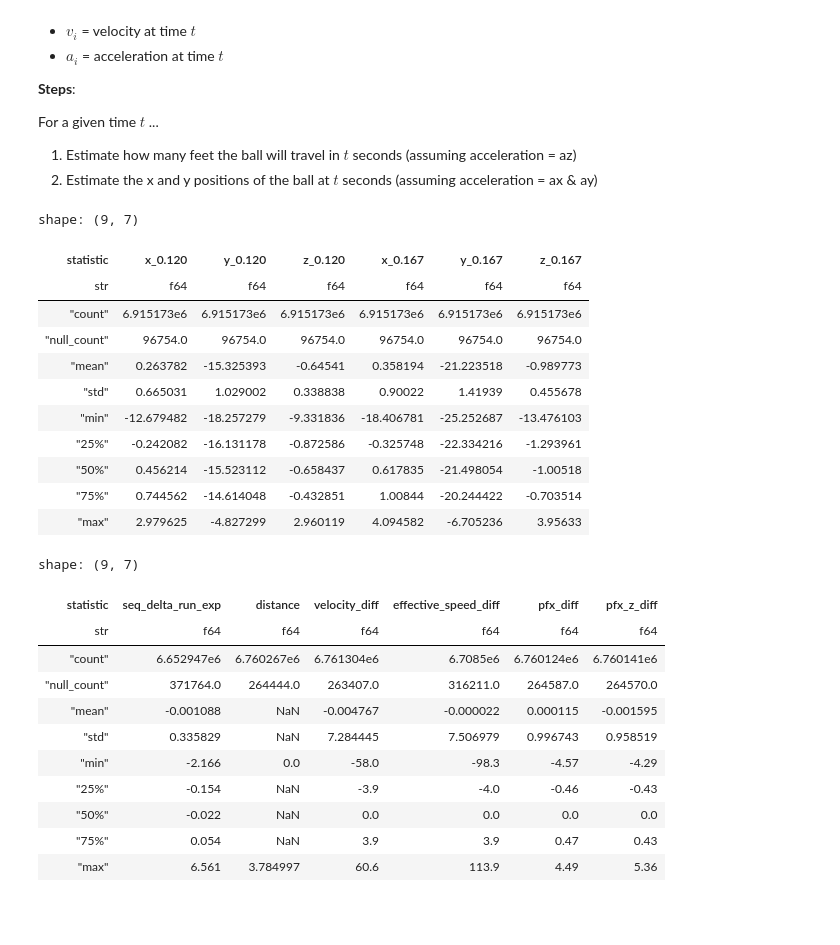
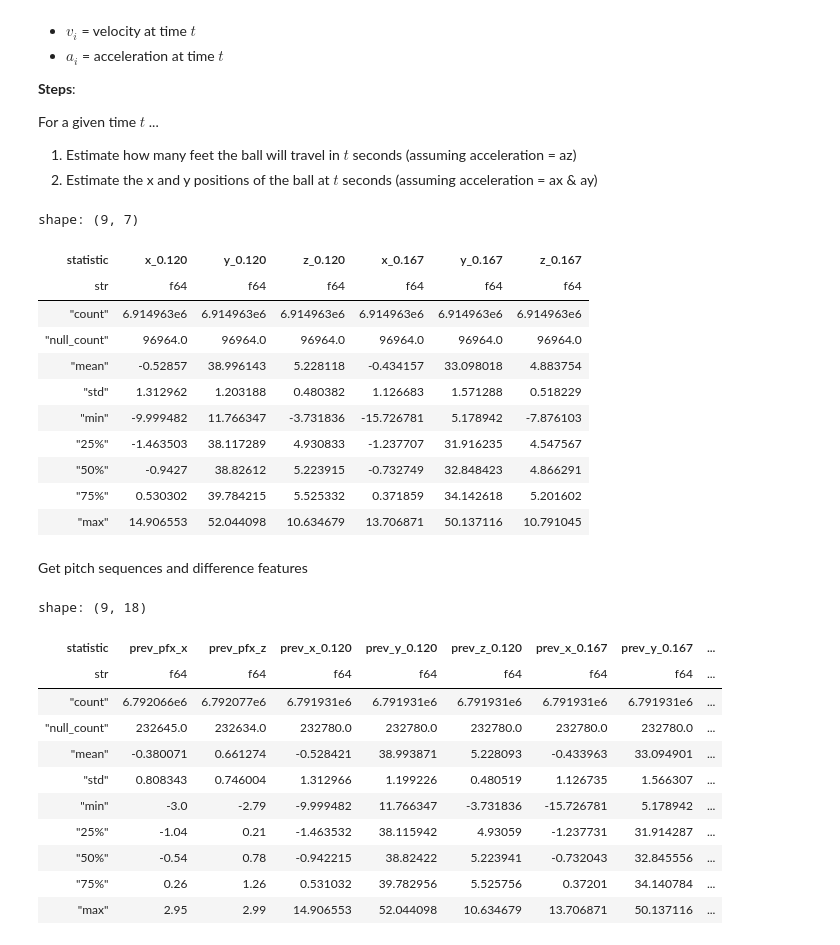
Before and after one commit to Jensen-holm/Sequence-Plus, a Jupyter notebook: notebooks/tunnel+.ipynb, the cells around one changed output. Cells and saved outputs as stored; diff of their text form; code cells hidden in the pictures; blank space fills up the shorter version.

Commit message:
v1 of distances and estimating commit and decision locations. not verified yet but looks solid right now

```diff
--- a/notebooks/tunnel+.ipynb
+++ b/notebooks/tunnel+.ipynb
@@ -179,8 +182,13 @@ For a given time $t$ ...
 
 def calculate_ball_pos_at_t(lf: pl.LazyFrame, *ts) -> pl.LazyFrame:
     """Computes the x, y and z positions of a baseball at all the times in specified in ts"""
+    lf = lf.with_columns(
+        (50 / pl.col("vz0")).alias("t_50")
+    )
+
     return lf.with_columns([
-        ((pl.col(f"v{dim}0") * t) + (1/2 * pl.col(f"a{dim}") * t**2)).alias(f"{dim}_{t:.3f}")
+        ((pl.col(f"release_pos_{dim}") + pl.col(f"v{dim}0") * t)
+         + (1/2 * pl.col(f"a{dim}") * t**2)).alias(f"{dim}_{t:.3f}")
         for dim in ["x", "y", "z"]
         for t in ts
     ])
@@ -196,12 +204,12 @@ ball_pos_lf = mirrored_pitches_lf.pipe(calculate_ball_pos_at_t, 0.12, 0.167)
 shape: (9, 7)
 | statistic | x_0.120 | y_0.120 | z_0.120 | x_0.167 | y_0.167 | z_0.167 |
 | str | f64 | f64 | f64 | f64 | f64 | f64 |
-| "count" | 6.915173e6 | 6.915173e6 | 6.915173e6 | 6.915173e6 | 6.915173e6 | 6.915173e6 |
-| "null_count" | 96754.0 | 96754.0 | 96754.0 | 96754.0 | 96754.0 | 96754.0 |
-| "mean" | 0.263782 | -15.325393 | -0.64541 | 0.358194 | -21.223518 | -0.989773 |
-| "std" | 0.665031 | 1.029002 | 0.338838 | 0.90022 | 1.41939 | 0.455678 |
-| "min" | -12.679482 | -18.257279 | -9.331836 | -18.406781 | -25.252687 | -13.476103 |
-| "25%" | -0.242082 | -16.131178 | -0.872586 | -0.325748 | -22.334216 | -1.293961 |
-| "50%" | 0.456214 | -15.523112 | -0.658437 | 0.617835 | -21.498054 | -1.00518 |
-| "75%" | 0.744562 | -14.614048 | -0.432851 | 1.00844 | -20.244422 | -0.703514 |
-| "max" | 2.979625 | -4.827299 | 2.960119 | 4.094582 | -6.705236 | 3.95633 |
+| "count" | 6.914963e6 | 6.914963e6 | 6.914963e6 | 6.914963e6 | 6.914963e6 | 6.914963e6 |
+| "null_count" | 96964.0 | 96964.0 | 96964.0 | 96964.0 | 96964.0 | 96964.0 |
+| "mean" | -0.52857 | 38.996143 | 5.228118 | -0.434157 | 33.098018 | 4.883754 |
+| "std" | 1.312962 | 1.203188 | 0.480382 | 1.126683 | 1.571288 | 0.518229 |
+| "min" | -9.999482 | 11.766347 | -3.731836 | -15.726781 | 5.178942 | -7.876103 |
+| "25%" | -1.463503 | 38.117289 | 4.930833 | -1.237707 | 31.916235 | 4.547567 |
+| "50%" | -0.9427 | 38.82612 | 5.223915 | -0.732749 | 32.848423 | 4.866291 |
+| "75%" | 0.530302 | 39.784215 | 5.525332 | 0.371859 | 34.142618 | 5.201602 |
+| "max" | 14.906553 | 52.044098 | 10.634679 | 13.706871 | 50.137116 | 10.791045 |
@@ -242,8 +287,16 @@ decision_time_fig.show()
+# %% [markdown]
+Get pitch sequences and difference features
 # %%
 # features that we are interested in with regards to two pitch sequences
 prev_features = [
     "prev_pfx_x",
     "prev_pfx_z",
+    "prev_x_0.120",
+    "prev_y_0.120",
+    "prev_z_0.120",
+    "prev_x_0.167",
+    "prev_y_0.167",
+    "prev_z_0.167",
     "prev_release_pos_x",
     "prev_release_pos_y",
     "prev_release_pos_z",
@@ -264,46 +317,53 @@ def two_pitch_sequences(lf: pl.LazyFrame) -> pl.LazyFrame:
     )
 
     return (sorted_lf
         .with_columns([
             pl.col(feature)
             .shift(-1)
             .over(["pitcher", "at_bat_number"])
             .alias(f"prev_{feature}")
-            for feature in sorted_lf.collect_schema().names()
+            # for feature in sorted_lf.collect_schema().names()
+            for feature in [f.replace("prev_", "") for f in prev_features]
         ])
         .select(*sort_cols + prev_features)
         .join(other=lf, on=sort_cols, how="right")
     )
 
 def add_diff_features(lf: pl.LazyFrame) -> pl.LazyFrame:
     return lf.with_columns(
+        *[(pl.col(f"{dim}_{t:.3f}") - pl.col(f"prev_{dim}_{t:.3f}"))
+          .alias(f"{dim}_diff_{t}")
+            for dim in ["x", "y", "z"]
+            for t in [0.120, 0.167]],
         (pl.col("release_speed") - pl.col("prev_release_speed")).alias("velocity_diff"),
         (pl.col("effective_speed") - pl.col("prev_effective_speed")).alias("effective_speed_diff"),
         (pl.col("pfx_x") - pl.col("prev_pfx_x")).alias("pfx_diff"),
         (pl.col("pfx_z") - pl.col("prev_pfx_z")).alias("pfx_z_diff"),
+        (pl.col("delta_run_exp") + pl.col("prev_delta_run_exp")).alias("seq_delta_run_exp"),
+        (pl.col("plate_x") - pl.col("prev_plate_x")).alias("plate_x_diff"),
+        (pl.col("plate_z") - pl.col("prev_plate_z")).alias("plate_z_diff"),
         (((pl.col("plate_x") - pl.col("prev_plate_x") ** 2) +
          (pl.col("plate_z") - pl.col("prev_plate_z") ** 2)) ** 0.5).alias("distance"),
-         (pl.col("delta_run_exp") + pl.col("prev_delta_run_exp")).alias("seq_delta_run_exp")
     )
 
 
-sequence_pitches_lf = (mirrored_pitches_lf
+sequence_pitches_lf = (ball_pos_lf
                        .pipe(two_pitch_sequences)
                        .pipe(add_diff_features))
 
 (sequence_pitches_lf
-    .select("seq_delta_run_exp", "distance", *[f for f in sequence_pitches_lf.collect_schema().names() if f.endswith("_diff")])
+    .select(prev_features)
     .describe())
 # %% [output]
-shape: (9, 7)
+shape: (9, 18)
-| statistic | seq_delta_run_exp | distance | velocity_diff | effective_speed_diff | pfx_diff | pfx_z_diff |
-| str | f64 | f64 | f64 | f64 | f64 | f64 |
-| "count" | 6.652947e6 | 6.760267e6 | 6.761304e6 | 6.7085e6 | 6.760124e6 | 6.760141e6 |
-| "null_count" | 371764.0 | 264444.0 | 263407.0 | 316211.0 | 264587.0 | 264570.0 |
-| "mean" | -0.001088 | NaN | -0.004767 | -0.000022 | 0.000115 | -0.001595 |
-| "std" | 0.335829 | NaN | 7.284445 | 7.506979 | 0.996743 | 0.958519 |
-| "min" | -2.166 | 0.0 | -58.0 | -98.3 | -4.57 | -4.29 |
-| "25%" | -0.154 | NaN | -3.9 | -4.0 | -0.46 | -0.43 |
-| "50%" | -0.022 | NaN | 0.0 | 0.0 | 0.0 | 0.0 |
-| "75%" | 0.054 | NaN | 3.9 | 3.9 | 0.47 | 0.43 |
-| "max" | 6.561 | 3.784997 | 60.6 | 113.9 | 4.49 | 5.36 |
+| statistic | prev_pfx_x | prev_pfx_z | prev_x_0.120 | prev_y_0.120 | prev_z_0.120 | prev_x_0.167 | prev_y_0.167 | ... |
+| str | f64 | f64 | f64 | f64 | f64 | f64 | f64 | ... |
+| "count" | 6.792066e6 | 6.792077e6 | 6.791931e6 | 6.791931e6 | 6.791931e6 | 6.791931e6 | 6.791931e6 | ... |
+| "null_count" | 232645.0 | 232634.0 | 232780.0 | 232780.0 | 232780.0 | 232780.0 | 232780.0 | ... |
+| "mean" | -0.380071 | 0.661274 | -0.528421 | 38.993871 | 5.228093 | -0.433963 | 33.094901 | ... |
+| "std" | 0.808343 | 0.746004 | 1.312966 | 1.199226 | 0.480519 | 1.126735 | 1.566307 | ... |
+| "min" | -3.0 | -2.79 | -9.999482 | 11.766347 | -3.731836 | -15.726781 | 5.178942 | ... |
+| "25%" | -1.04 | 0.21 | -1.463532 | 38.115942 | 4.93059 | -1.237731 | 31.914287 | ... |
+| "50%" | -0.54 | 0.78 | -0.942215 | 38.82422 | 5.223941 | -0.732043 | 32.845556 | ... |
+| "75%" | 0.26 | 1.26 | 0.531032 | 39.782956 | 5.525756 | 0.37201 | 34.140784 | ... |
+| "max" | 2.95 | 2.99 | 14.906553 | 52.044098 | 10.634679 | 13.706871 | 50.137116 | ... |
```
Also changed, not shown: parts of 7 cells of this notebook.
